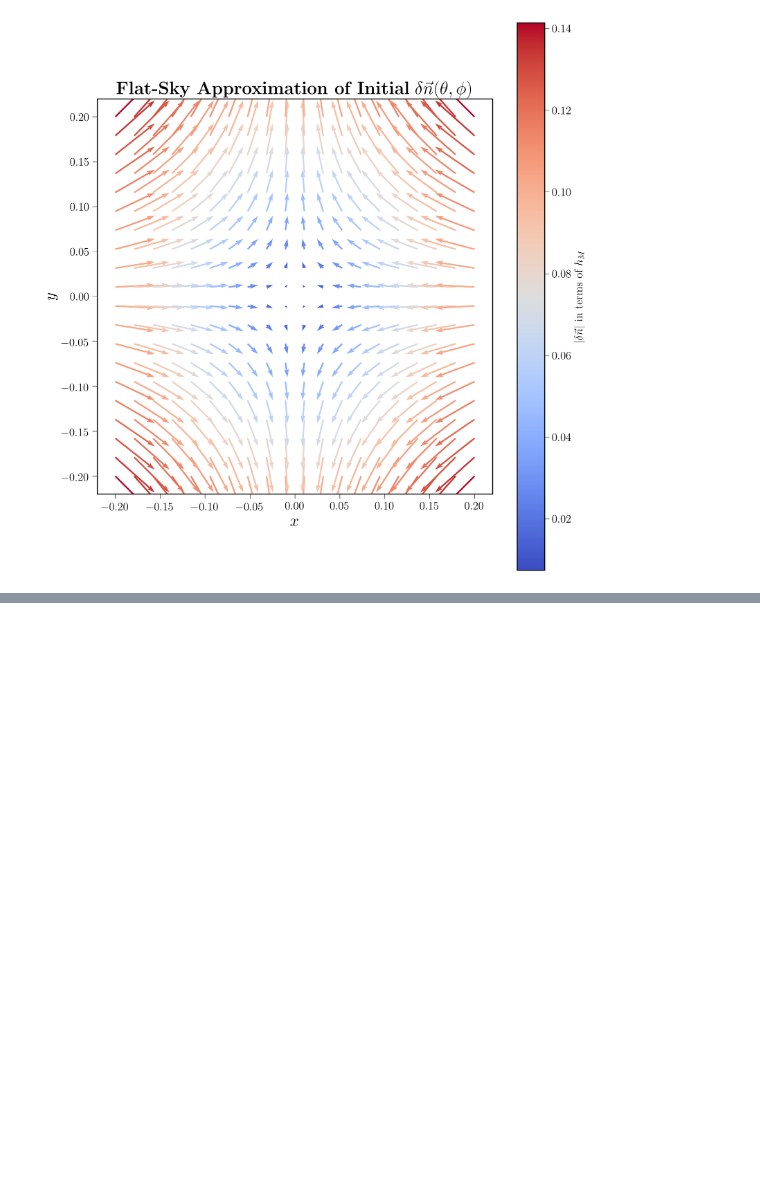
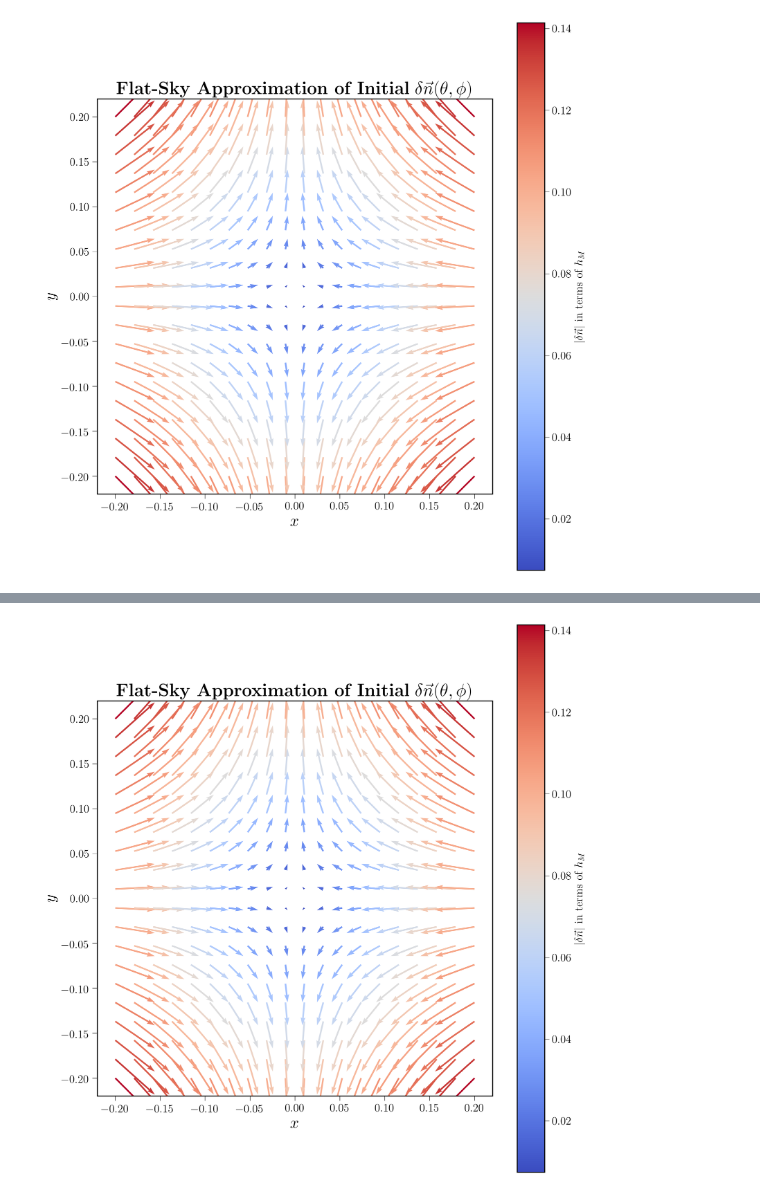
Before and after one commit to Simont12321/Gravitational-memory-thesis, a Jupyter notebook: Plots.ipynb, the cells around one changed output, grey strips where cells are left out. Cells and saved outputs as stored; diff of their text form; code cells hidden in the pictures; blank space fills up the shorter version.

```diff
--- a/Plots.ipynb
+++ b/Plots.ipynb
@@ -131,0 +168,53 @@ plt.show()
+# %%
+# automatic animation for deflections
+
+import numpy as np
+import matplotlib.pyplot as plt
+from matplotlib.animation import FuncAnimation
+
+# Set up the grid
+r_max = 0.2
+N = 20
+x = np.linspace(-r_max, r_max, N)
+y = np.linspace(-r_max, r_max, N)
+X, Y = np.meshgrid(x, y)
+theta = np.sqrt(X**2 + Y**2)
+phi = np.arctan2(Y, X)
+
+# Function to compute dn_x, dn_y, and magnitude given b = ct/d
+def compute_vectors(b):
+    coeff = -0.25 * theta
+    common_factor = (2 * np.cos(2*phi) - (b / (1 + np.cos(theta))) * (1 + np.cos(theta)) * (2 * np.cos(2*phi)))
+    sin_term = (-2 * np.sin(2 * phi) - (b / (1 + np.cos(theta))) * 4 * np.sin(2 * phi))
+
+    dn_x = coeff * (common_factor * np.cos(phi) - sin_term * np.sin(phi))
+    dn_y = coeff * (common_factor * np.sin(phi) + sin_term * np.cos(phi))
+    magnitude = np.sqrt(dn_x**2 + dn_y**2)
+    return dn_x, dn_y, magnitude
+
+# Initialize the plot
+fig, ax = plt.subplots()
+dn_x, dn_y, magnitude = compute_vectors(0)
+q = ax.quiver(X, Y, dn_x, dn_y, magnitude, cmap='coolwarm', scale=1, width=0.004)
+cb = fig.colorbar(q, ax=ax, label=r'$|\delta \vec{n}|$ in terms of $h_M$')
+
+ax.set_xlabel(r'$x$', fontsize=20)
+ax.set_ylabel(r'$y$', fontsize=20)
+ax.set_title(r'\textbf{Flat-Sky Approximation of Initial} $\delta \vec{n}(\theta, \phi)$', fontsize=22)
+ax.set_aspect('equal')
+plt.tight_layout()
+
+# Animation update function
+def animate(frame):
+    b = frame
+    dn_x, dn_y, magnitude = compute_vectors(b)
+    q.set_UVC(dn_x, dn_y, magnitude)
+    return q,
+
+# b values from 0 to 2 over 100 frames
+b_vals = np.linspace(0, 2, 100)
+anim = FuncAnimation(fig, animate, frames=b_vals, interval=100, blit=False)
+
+plt.show()
+# %% [output]
+[figure, added]
```
Also changed, not shown: parts of 3 cells of this notebook.
